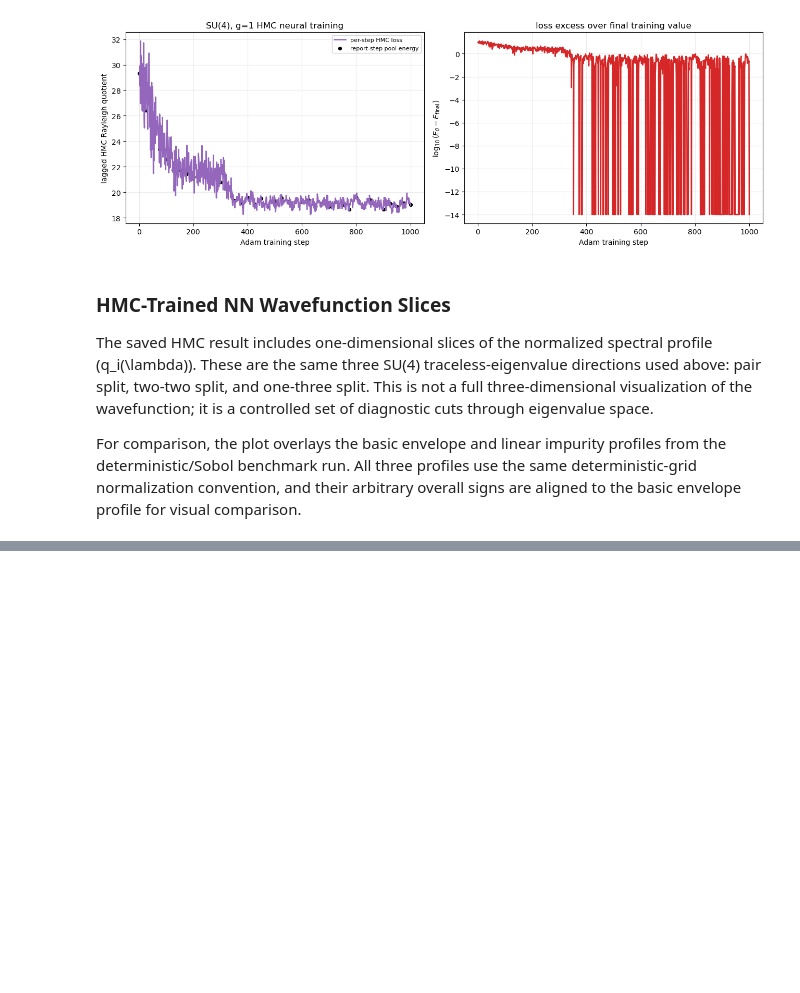
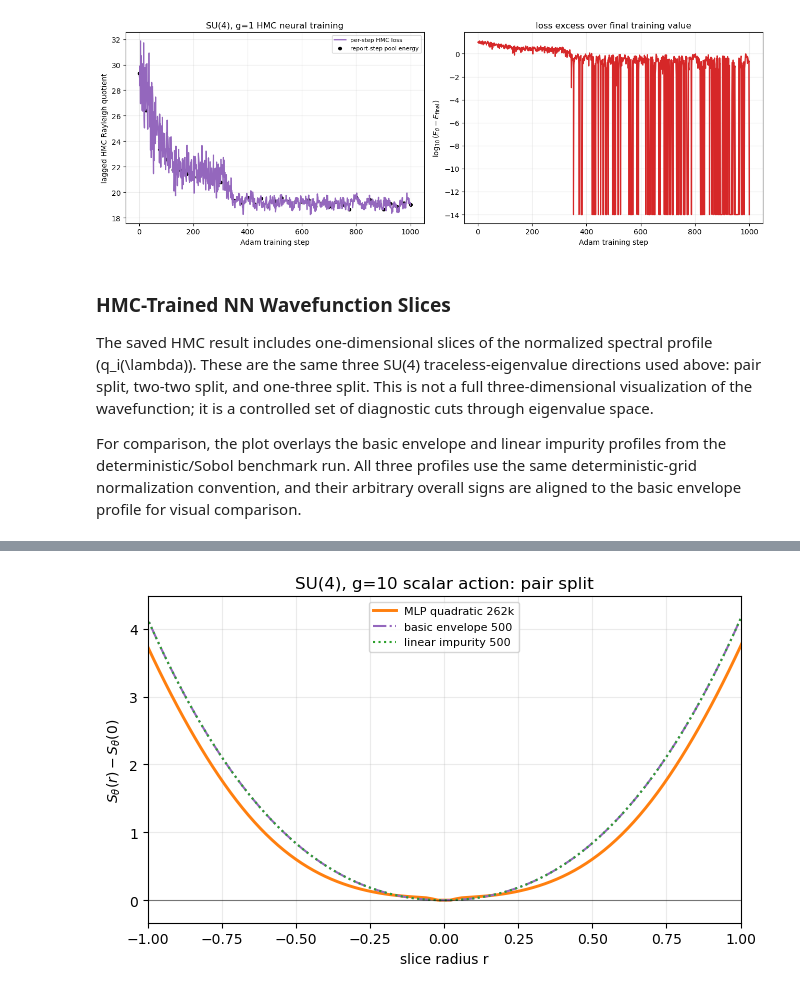
Before and after one commit to Sam-2727/Adjoint-QM, a Jupyter notebook: notebooks/su2_adjoint_ground_state.ipynb, the cells around one changed output, grey strips where cells are left out. Drawn from its saved outputs; the diff is of its cells as text; code cells hidden in the pictures; blank space fills up the shorter version.

```diff
--- a/notebooks/su2_adjoint_ground_state.ipynb
+++ b/notebooks/su2_adjoint_ground_state.ipynb
@@ -1947,0 +3251,88 @@ hmc_profile_summary
+# %%
+if not g10_mlp_262k_ready:
+    print("Load the completed g=10 MLP-quadratic 262k JSON before plotting scalar-action slices.")
+    g10_mlp_262k_action_summary = {"status": "not_ready"}
+elif not g10_profile_specs:
+    print("No comparable profile_slices were loaded for the g=10 scalar-action comparison.")
+    g10_mlp_262k_action_summary = {"status": "missing_profile_slices"}
+else:
+    missing_action_slices = [
+        (label, slice_name)
+        for _, label, _, _, candidate in g10_profile_specs
+        for slice_name, slice_payload in candidate["profile_slices"]["slices"].items()
+        if "action_shifted" not in slice_payload
+    ]
+    if missing_action_slices:
+        print(
+            "Some loaded profile_slices do not contain saved scalar-action slices. "
+            "Regenerate those files with the updated benchmark script. Missing: "
+            + ", ".join(f"{label}/{slice_name}" for label, slice_name in missing_action_slices)
+        )
+        g10_mlp_262k_action_summary = {
+            "status": "missing_action_slices",
+            "missing_slices": missing_action_slices,
+        }
+    else:
+        all_slice_names = list(g10_profile_specs[0][-1]["profile_slices"]["slices"].keys())
+        slice_names = all_slice_names[:1]
+        action_slice_name = slice_names[0]
+        r_window = (-1.0, 1.0)
+
+        def visible_ylim(r_values, y_series, pad_fraction=0.08):
+            visible = [
+                y
+                for r, y_values in zip(r_values, zip(*y_series))
+                if r_window[0] <= r <= r_window[1]
+                for y in y_values
+                if math.isfinite(y)
+            ]
+            if not visible:
+                visible = [y for values in y_series for y in values if math.isfinite(y)]
+            lower = min(visible)
+            upper = max(visible)
+            if lower == upper:
+                pad = pad_fraction * max(abs(lower), 1.0)
+            else:
+                pad = pad_fraction * (upper - lower)
+            return lower - pad, upper + pad
+
+        fig, ax = plt.subplots(figsize=(6.8, 4.2))
+        candidate_series = []
+        r_values_for_axis = None
+        for key, label, color, linestyle, candidate in g10_profile_specs:
+            slice_payload = candidate["profile_slices"]["slices"][action_slice_name]
+            r_values = slice_payload["r"]
+            action_values = slice_payload["action_shifted"]
+            r_values_for_axis = r_values
+            candidate_series.append(action_values)
+            linewidth = 2.1 if key == "mlp" else 1.5
+            ax.plot(
+                r_values,
+                action_values,
+                color=color,
+                linestyle=linestyle,
+                linewidth=linewidth,
+                label=label,
+            )
+        ax.axhline(0.0, color="black", linewidth=0.8, alpha=0.5)
+        ax.set_xlim(*r_window)
+        ax.set_ylim(*visible_ylim(r_values_for_axis, candidate_series))
+        ax.set_title(f"SU(4), g=10 scalar action: {action_slice_name}")
+        ax.set_xlabel("slice radius r")
+        ax.set_ylabel(r"$S_\theta(r)-S_\theta(0)$")
+        ax.grid(alpha=0.25)
+        ax.legend(fontsize=8)
+        fig.tight_layout()
+        g10_mlp_262k_action_summary = {
+            "status": "plotted",
+            "mlp_source": G10_MLP_QUAD_262K_PATH.name,
+            "baseline_source": G10_BASELINE_500_PATH.name if g10_baseline_500_ready else None,
+            "quantity": "S_theta(r)-S_theta(0)",
+            "r_window": r_window,
+            "profile_candidates": [label for _, label, _, _, _ in g10_profile_specs],
+            "slice_names": slice_names,
+            "omitted_slice_names": all_slice_names[1:],
+        }
+
+g10_mlp_262k_action_summary
+# %% [output]
@@ -1947,0 +3349 @@ hmc_profile_summary
+[figure, added]
```
Also changed, not shown: parts of 26 cells of this notebook, 18 other files.
